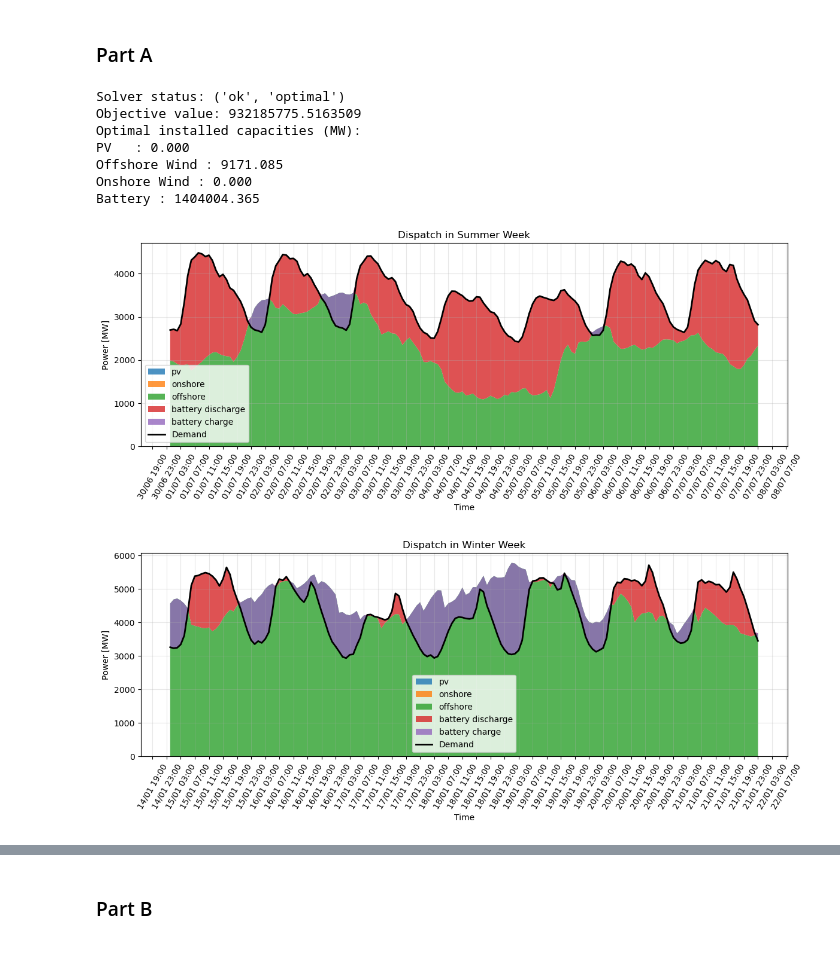
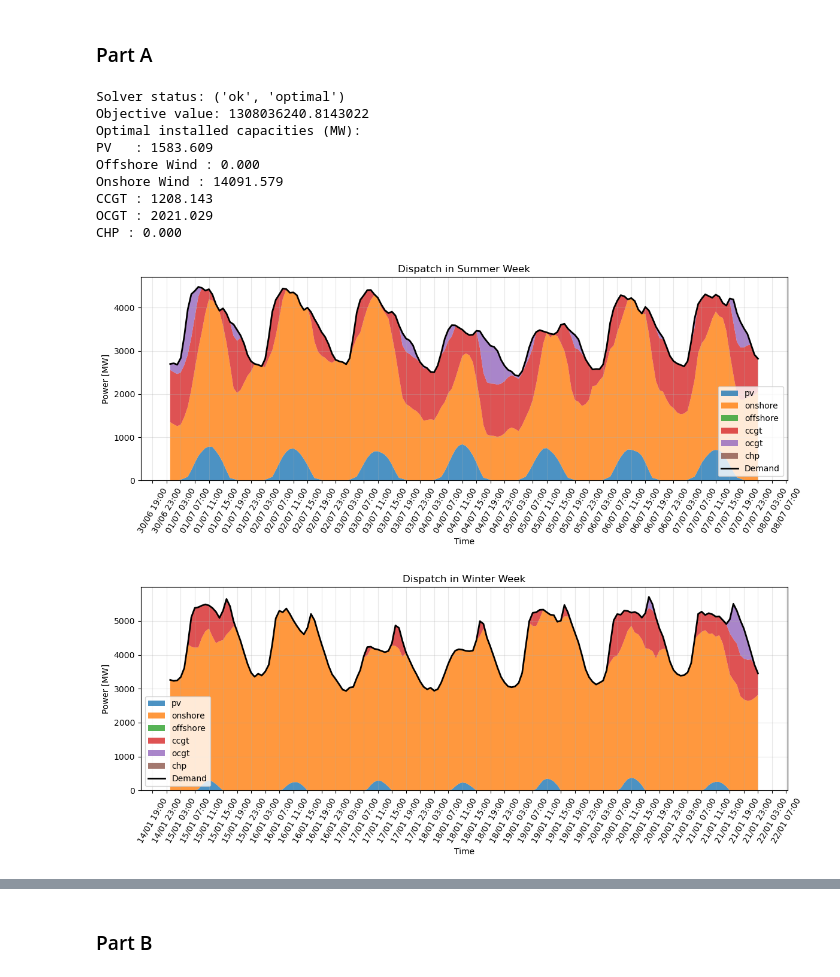
Before and after one commit to martinsiitam/ieg-spring-2026, a Jupyter notebook: src/project1.ipynb, the cells around one changed output, grey strips where cells are left out. Cells and saved outputs as stored; diff of their text form; code cells hidden in the pictures.

Commit message:
part a martin

```diff
--- a/src/project1.ipynb
+++ b/src/project1.ipynb
@@ -143,24 +149,29 @@ print("Objective value:", float(m.objective.value))
 K_pv_sol = float(m.variables["K_pv"].solution)
 K_offshore_wind_sol = float(m.variables["K_offshore_wind"].solution)
 K_onshore_wind_sol = float(m.variables["K_onshore_wind"].solution)
-K_battery_sol = float(m.variables["K_battery"].solution)
+K_ccgt_sol = float(m.variables["K_ccgt"].solution)
+K_ocgt_sol = float(m.variables["K_ocgt"].solution)
+K_chp_sol = float(m.variables["K_chp"].solution)
 
 print("Optimal installed capacities (MW):")
 print(f"PV   : {K_pv_sol:.3f}")
 print(f"Offshore Wind : {K_offshore_wind_sol:.3f}")
 print(f"Onshore Wind : {K_onshore_wind_sol:.3f}")
-print(f"Battery : {K_battery_sol:.3f}")
+print(f"CCGT : {K_ccgt_sol:.3f}")
+print(f"OCGT : {K_ocgt_sol:.3f}")
+print(f"CHP : {K_chp_sol:.3f}")
 # %% [output]
 Solver status: ('ok', 'optimal')
-Objective value: 932185775.5163509
+Objective value: 1308036240.8143022
 Optimal installed capacities (MW):
-PV   : 0.000
-Offshore Wind : 9171.085
-Onshore Wind : 0.000
-Battery : 1404004.365
+PV   : 1583.609
+Offshore Wind : 0.000
+Onshore Wind : 14091.579
+CCGT : 1208.143
+OCGT : 2021.029
+CHP : 0.000
 # %%
 # Plots part A
-# Martin
 
 import matplotlib.pyplot as plt
 import matplotlib.dates as mdates
@@ -169,8 +180,9 @@ dispatch_df["demand"] = work_df["demand"].values
 dispatch_df["pv"] = g_pv.solution.to_pandas().values
 dispatch_df["onshore"] = g_onshore_wind.solution.to_pandas().values
 dispatch_df["offshore"] = g_offshore_wind.solution.to_pandas().values
-dispatch_df["battery_discharge"] = p_discharge.solution.to_pandas().values
-dispatch_df["battery_charge"] = -p_charge.solution.to_pandas().values
+dispatch_df["ccgt"] = g_ccgt.solution.to_pandas().values
+dispatch_df["ocgt"] = g_ocgt.solution.to_pandas().values
+dispatch_df["chp"] = g_chp.solution.to_pandas().values
 
 summer_week = dispatch_df.loc["2015-07-01":"2015-07-07 23:00"].copy()
 
@@ -184,9 +196,10 @@ ax.stackplot(
     summer_week["pv"],
     summer_week["onshore"],
     summer_week["offshore"],
-    summer_week["battery_discharge"],
-    summer_week["battery_charge"],
-    labels=["pv", "onshore", "offshore", "battery discharge", "battery charge"],
+    summer_week["ccgt"],
+    summer_week["ocgt"],
+    summer_week["chp"],
+    labels=["pv", "onshore", "offshore", "ccgt", "ocgt" , "chp"],
     alpha=0.8
 )
 
@@ -211,36 +224,37 @@ plt.show()
 winter_week = dispatch_df.loc["2015-01-15":"2015-01-21 23:00"].copy()
 
 x = winter_week.index
 
 fig, ax = plt.subplots(figsize=(12, 5))
 
 ax.stackplot(
     x,
     winter_week["pv"],
     winter_week["onshore"],
     winter_week["offshore"],
-    winter_week["battery_discharge"],
-    winter_week["battery_charge"],
-    labels=["pv", "onshore", "offshore", "battery discharge", "battery charge"],
+    winter_week["ccgt"],
+    winter_week["ocgt"],
+    winter_week["chp"],
+    labels=["pv", "onshore", "offshore", "ccgt", "ocgt" , "chp"],
     alpha=0.8
 )
 
 ax.plot(x, winter_week["demand"], color="black", linewidth=2, label="Demand")
 
 ax.xaxis.set_major_locator(mdates.HourLocator(interval=4))
 ax.xaxis.set_major_formatter(mdates.DateFormatter("%d/%m %H:%M"))
 
 ax.tick_params(axis="x", rotation=60)
 
 ax.set_title("Dispatch in Winter Week")
 ax.set_xlabel("Time")
 ax.set_ylabel("Power [MW]")
 ax.legend()
 ax.grid(alpha=0.3)
 
 plt.tight_layout()
 plt.show()
 # %% [output]
-[figure, old version]
+[figure, new version]
-[figure, old version]
+[figure, new version]
 # %%
```
Also changed, not shown: parts of 12 cells of this notebook.
